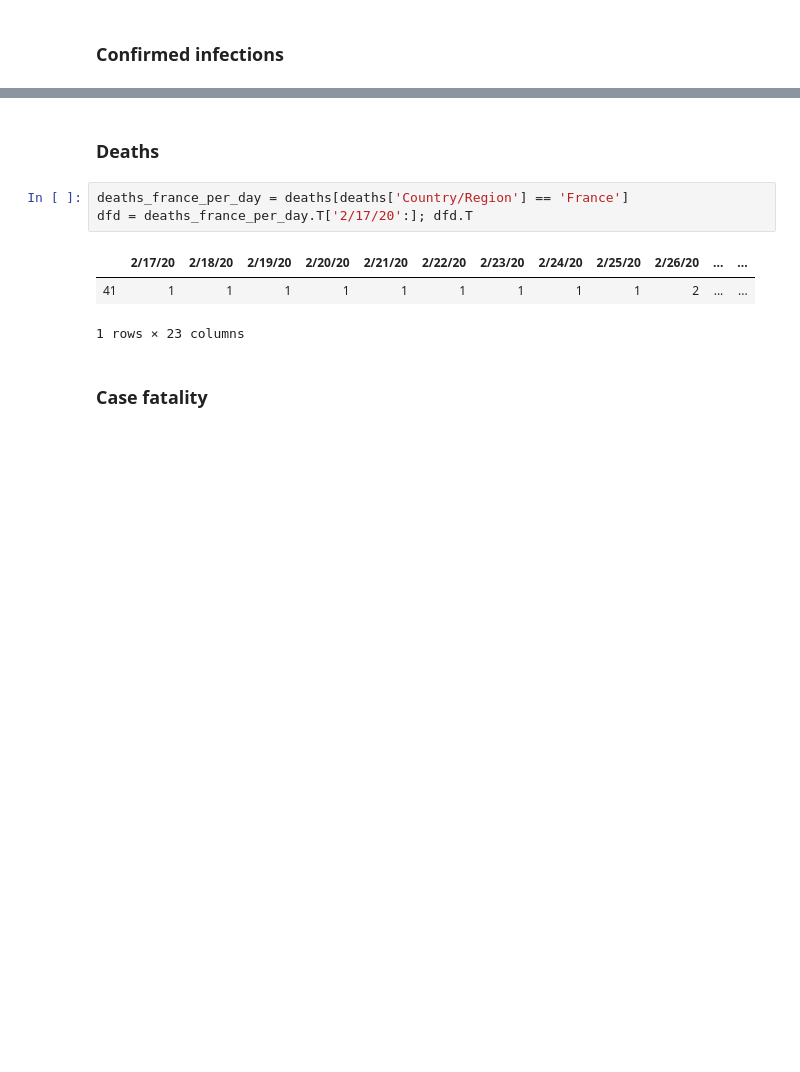
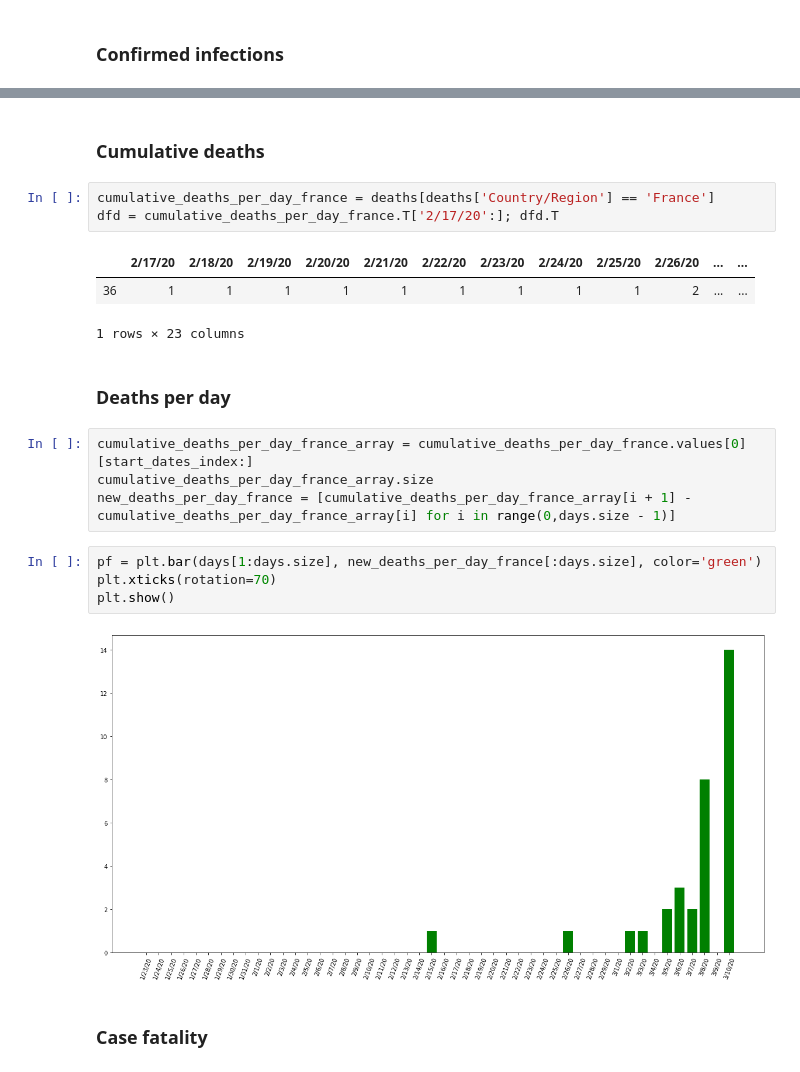
Before and after one commit to luigiselmi/datascience, a Jupyter notebook: python/covid19-monitoring-notebook.ipynb, the cells around one changed output, grey strips where cells are left out. Saved outputs shown, nothing was run; the diff lists cells and outputs as text; blank space fills up the shorter version.

```diff
--- a/python/covid-19_deaths.ipynb
+++ b/python/covid19-monitoring-notebook.ipynb
@@ -89,13 +126,25 @@ cfd = confirmed_france_per_day.T['2/17/20':]; cfd.T
 1 rows × 23 columns
+# %% [markdown]
+### Cumulative deaths
+# %%
+cumulative_deaths_per_day_france = deaths[deaths['Country/Region'] == 'France']
+dfd = cumulative_deaths_per_day_france.T['2/17/20':]; dfd.T
+# %% [output]
+|  | 2/17/20 | 2/18/20 | 2/19/20 | 2/20/20 | 2/21/20 | 2/22/20 | 2/23/20 | 2/24/20 | 2/25/20 | 2/26/20 | ... | ... |
+| 36 | 1 | 1 | 1 | 1 | 1 | 1 | 1 | 1 | 1 | 2 | ... | ... |
+1 rows × 23 columns
 # %% [markdown]
-### Deaths
+### Deaths per day
-# %%
-deaths_france_per_day = deaths[deaths['Country/Region'] == 'France']
-dfd = deaths_france_per_day.T['2/17/20':]; dfd.T
-# %% [output]
-|  | 2/17/20 | 2/18/20 | 2/19/20 | 2/20/20 | 2/21/20 | 2/22/20 | 2/23/20 | 2/24/20 | 2/25/20 | 2/26/20 | ... | ... |
-| 41 | 1 | 1 | 1 | 1 | 1 | 1 | 1 | 1 | 1 | 2 | ... | ... |
-1 rows × 23 columns
+# %%
+cumulative_deaths_per_day_france_array = cumulative_deaths_per_day_france.values[0][start_dates_index:]
+cumulative_deaths_per_day_france_array.size
+new_deaths_per_day_france = [cumulative_deaths_per_day_france_array[i + 1] - cumulative_deaths_per_day_france_array[i] for i in range(0,days.size - 1)]
+# %%
+pf = plt.bar(days[1:days.size], new_deaths_per_day_france[:days.size], color='green')
+plt.xticks(rotation=70)
+plt.show()
+# %% [output]
+[figure, added]
 # %% [markdown]
 ### Case fatality
 # %%
```
Also changed, not shown: parts of 29 cells of this notebook.
